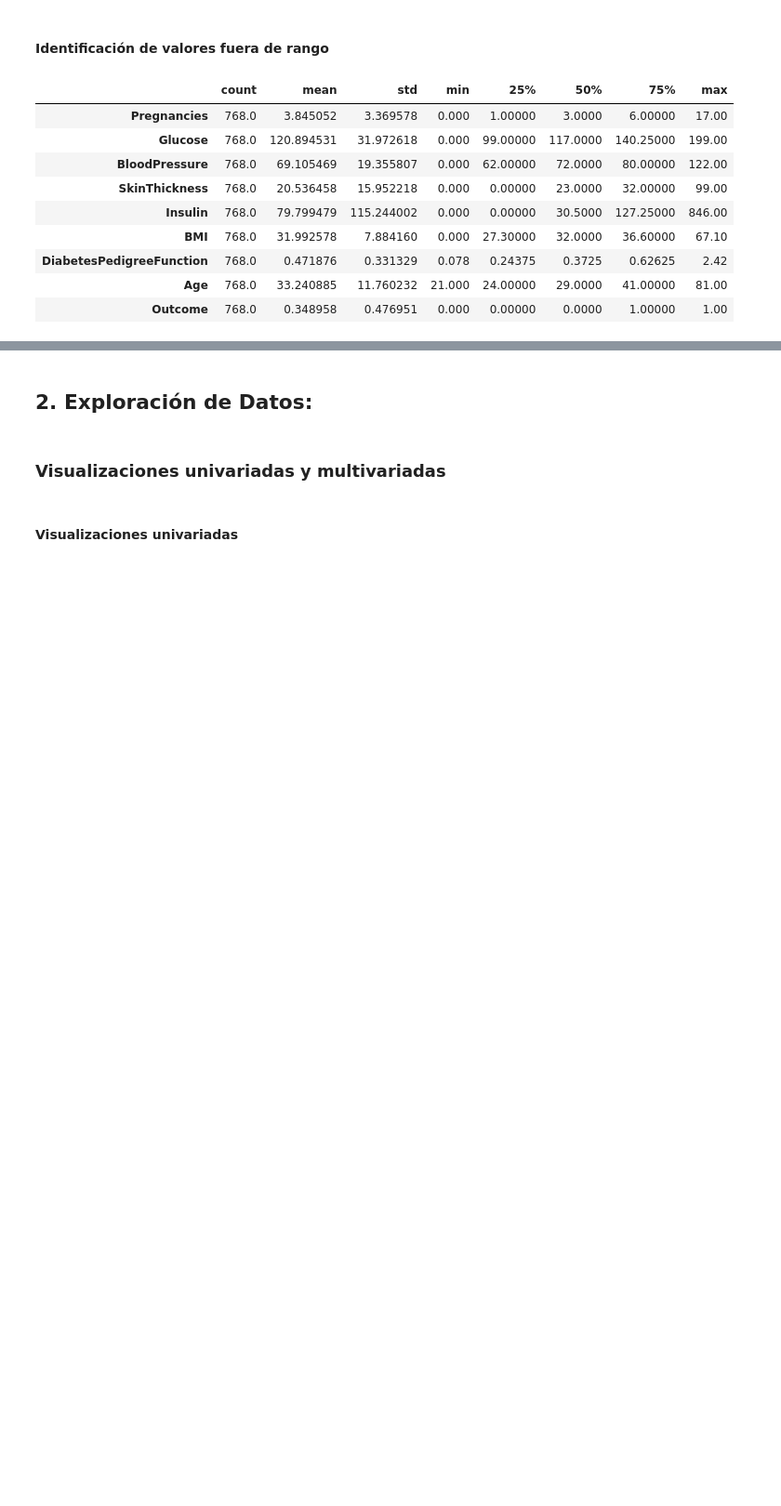
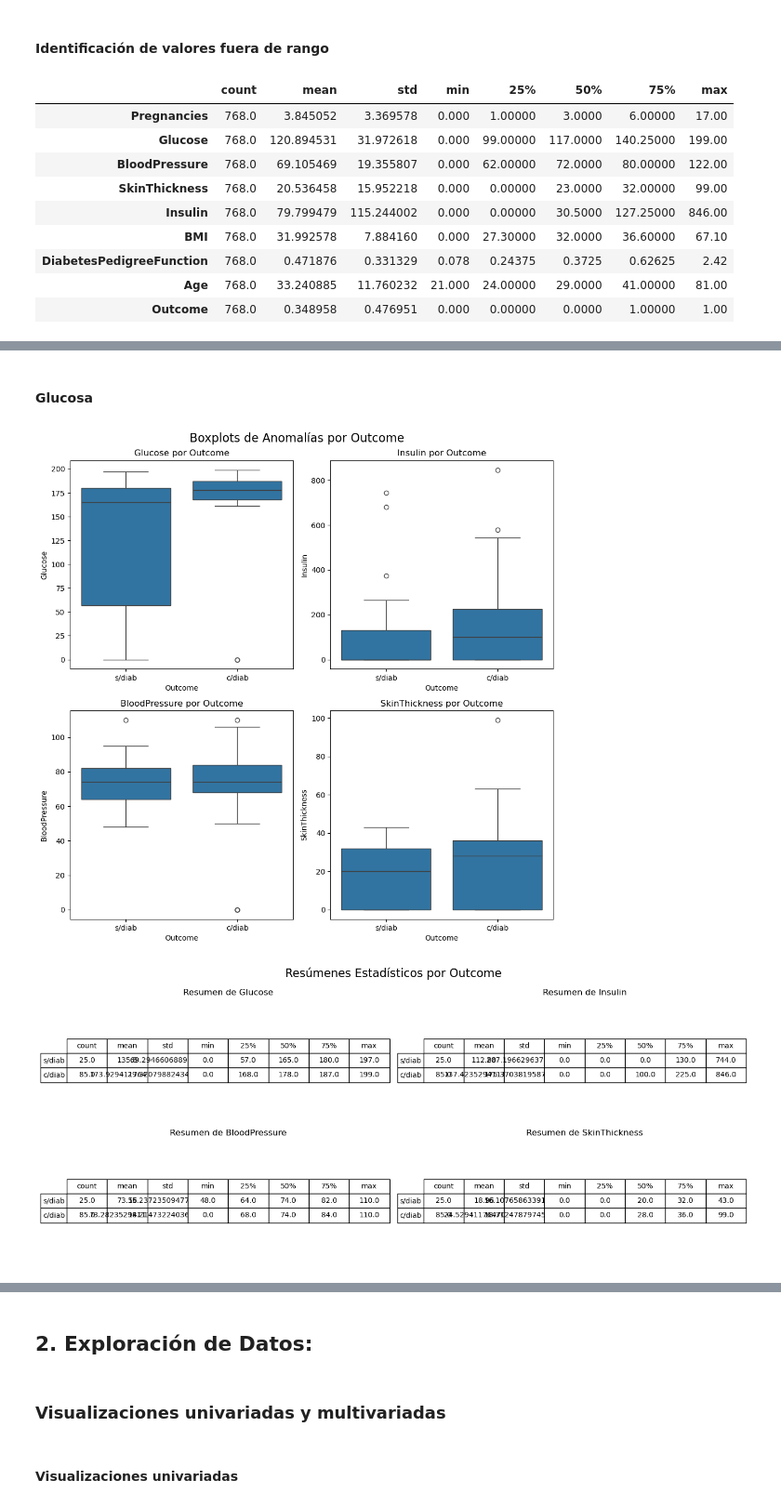
Before and after one commit to iair/mitic-data-science-team-1-septiembre-2024, a Jupyter notebook: mitic-data-science-team-1-septiembre-2024/machine-learning/pruebas-resueltas/segundo-intento.ipynb, the cells around one changed output, grey strips where cells are left out. Shown at 93% size. Saved outputs shown, nothing was run; the diff lists cells and outputs as text; code cells hidden in the pictures; blank space fills up the shorter version.

```diff
--- a/mitic-data-science-team-1-septiembre-2024/machine-learning/pruebas-resueltas/segundo-intento.ipynb
+++ b/mitic-data-science-team-1-septiembre-2024/machine-learning/pruebas-resueltas/segundo-intento.ipynb
@@ -516,31 +210,0 @@ Name: SkinThickness, dtype: float64
-# %%
-# Seleccionar las variables explicativas y el target
-X = aux[['BMI']]
-y = aux['SkinThickness']
-
-# Dividir los datos en entrenamiento y prueba (80% - 20%)
-X_train, X_test, y_train, y_test = train_test_split(X, y, test_size=0.2, random_state=42)
-
-# Crear y entrenar el modelo de regresión lineal
-model = LinearRegression()
-model.fit(X_train, y_train)
-
-# Realizar predicciones en el conjunto de prueba
-y_pred = model.predict(X_test)
-
-# Evaluar el modelo
-mae = mean_absolute_error(y_test, y_pred)
-r2 = r2_score(y_test, y_pred)
-print(mae)
-print(r2)
-
-# Crear un gráfico de dispersión entre y_test y y_pred
-plt.figure(figsize=(8, 6))
-plt.scatter(y_test, y_pred, alpha=0.7, edgecolors='k')
-plt.title('Comparación entre valores reales y predicciones', fontsize=14)
-plt.xlabel('Valores reales (y_test)', fontsize=12)
-plt.ylabel('Predicciones (y_pred)', fontsize=12)
-plt.axline((0, 0), slope=1, color='red', linestyle='--', label='Línea perfecta')
-plt.legend()
-plt.grid(alpha=0.3)
-plt.show()
@@ -550,0 +342,10 @@ plt.show()
+# %%
+# Definir rangos ampliados
+rangos = {
+    'Glucose': {'ampliado': (60, 160), 'anormal': lambda x: x < 60 or x > 160},
+    'Insulin': {'ampliado': (3, 140), 'anormal': lambda x: x < 3 or x > 30},
+    'BloodPressure': {'ampliado': (50, 100), 'anormal': lambda x: x < 50 or x > 100},
+    'SkinThickness': {'ampliado': (3, 25), 'anormal': lambda x: x < 3}
+}
+anormales = detectar_anomalias_individuales(df, rangos)
+anormales.keys()
@@ -550,0 +367,7 @@ plt.show()
+# %% [markdown]
+#### Glucosa
+# %%
+outcome_0,outcome_1 = analizar_y_graficar_anomalias(anormales.get('Glucose'))
+# %% [output]
+[figure, added]
+[figure, added]
```
Also changed, not shown: parts of 54 cells of this notebook, 5 other files.
